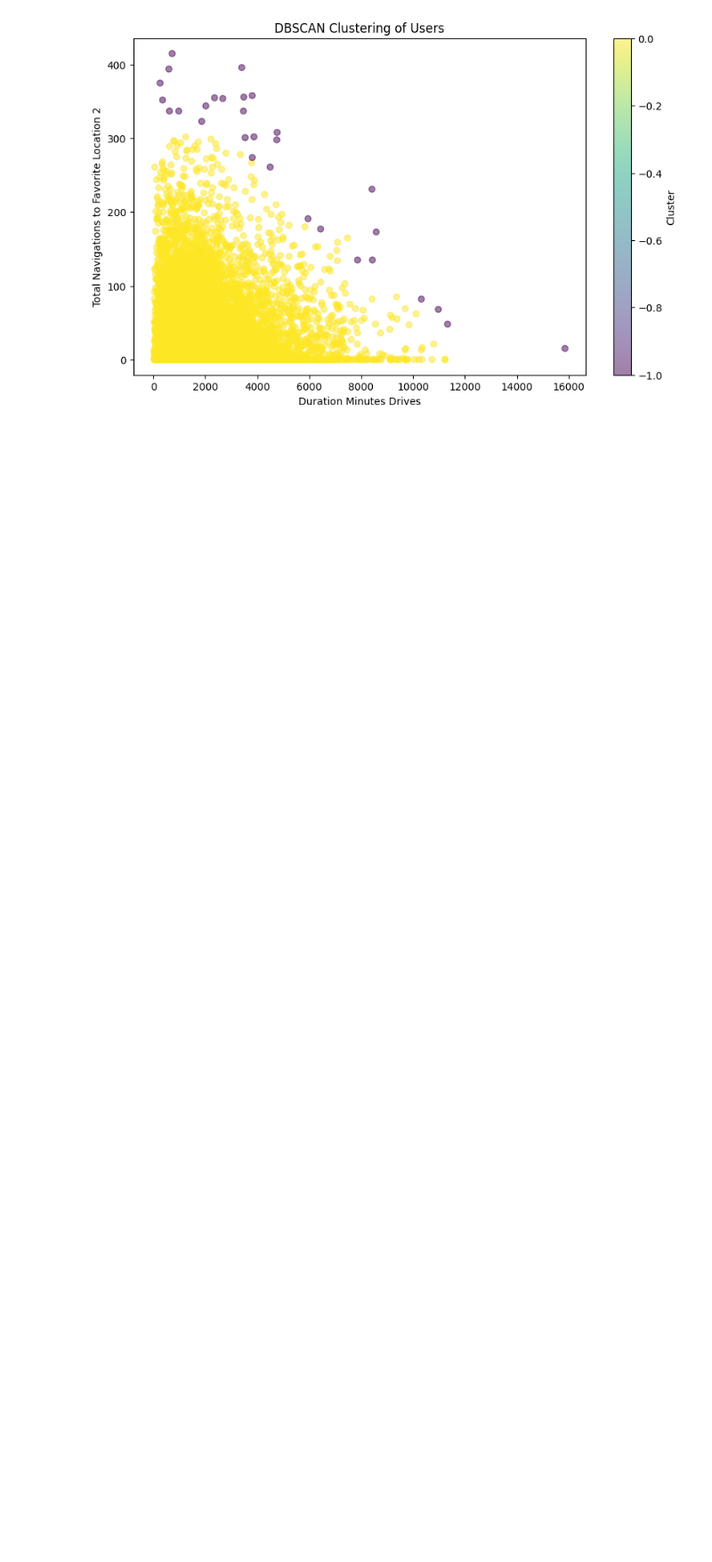
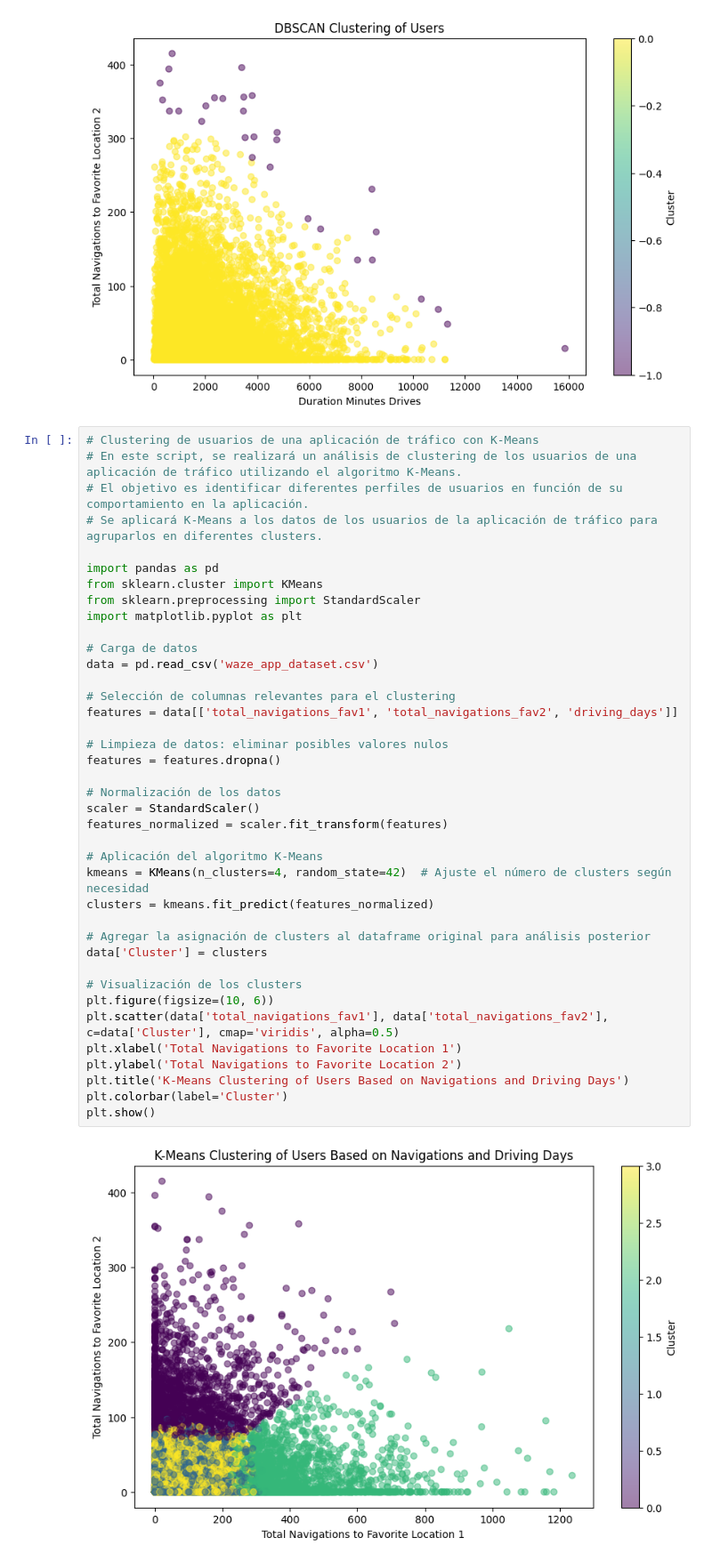
Before and after one commit to JohanEspitia24/Analitica, a Jupyter notebook: Proyecto/Cluster1.ipynb, the cells around one changed output. Shown at 89% size. Drawn from its saved outputs; the diff is of its cells as text; blank space fills up the shorter version.

Commit message:
Subiendo algoritmo kmeans

```diff
--- a/Proyecto/Cluster1.ipynb
+++ b/Proyecto/Cluster1.ipynb
@@ -81,3 +81,44 @@ plt.colorbar(label='Cluster')
 plt.show()
 # %% [output]
 [figure]
+# %%
+# Clustering de usuarios de una aplicación de tráfico con K-Means
+# En este script, se realizará un análisis de clustering de los usuarios de una aplicación de tráfico utilizando el algoritmo K-Means.
+# El objetivo es identificar diferentes perfiles de usuarios en función de su comportamiento en la aplicación.
+# Se aplicará K-Means a los datos de los usuarios de la aplicación de tráfico para agruparlos en diferentes clusters.
+
+import pandas as pd
+from sklearn.cluster import KMeans
+from sklearn.preprocessing import StandardScaler
+import matplotlib.pyplot as plt
+
+# Carga de datos
+data = pd.read_csv('waze_app_dataset.csv')
+
+# Selección de columnas relevantes para el clustering
+features = data[['total_navigations_fav1', 'total_navigations_fav2', 'driving_days']]
+
+# Limpieza de datos: eliminar posibles valores nulos
+features = features.dropna()
+
+# Normalización de los datos
+scaler = StandardScaler()
+features_normalized = scaler.fit_transform(features)
+
+# Aplicación del algoritmo K-Means
+kmeans = KMeans(n_clusters=4, random_state=42)  # Ajuste el número de clusters según necesidad
+clusters = kmeans.fit_predict(features_normalized)
+
+# Agregar la asignación de clusters al dataframe original para análisis posterior
+data['Cluster'] = clusters
+
+# Visualización de los clusters
+plt.figure(figsize=(10, 6))
+plt.scatter(data['total_navigations_fav1'], data['total_navigations_fav2'], c=data['Cluster'], cmap='viridis', alpha=0.5)
+plt.xlabel('Total Navigations to Favorite Location 1')
+plt.ylabel('Total Navigations to Favorite Location 2')
+plt.title('K-Means Clustering of Users Based on Navigations and Driving Days')
+plt.colorbar(label='Cluster')
+plt.show()
+# %% [output]
+[figure, added]
```
